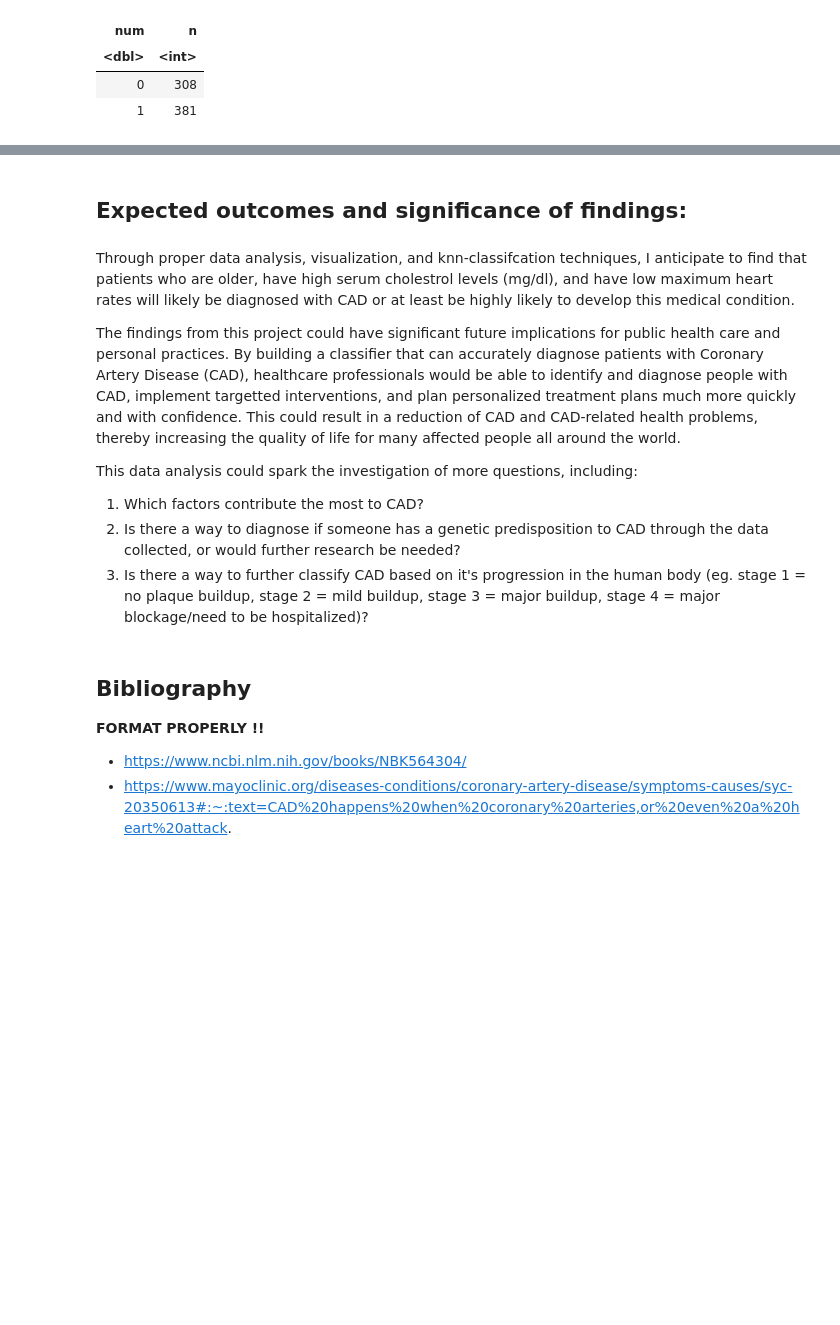
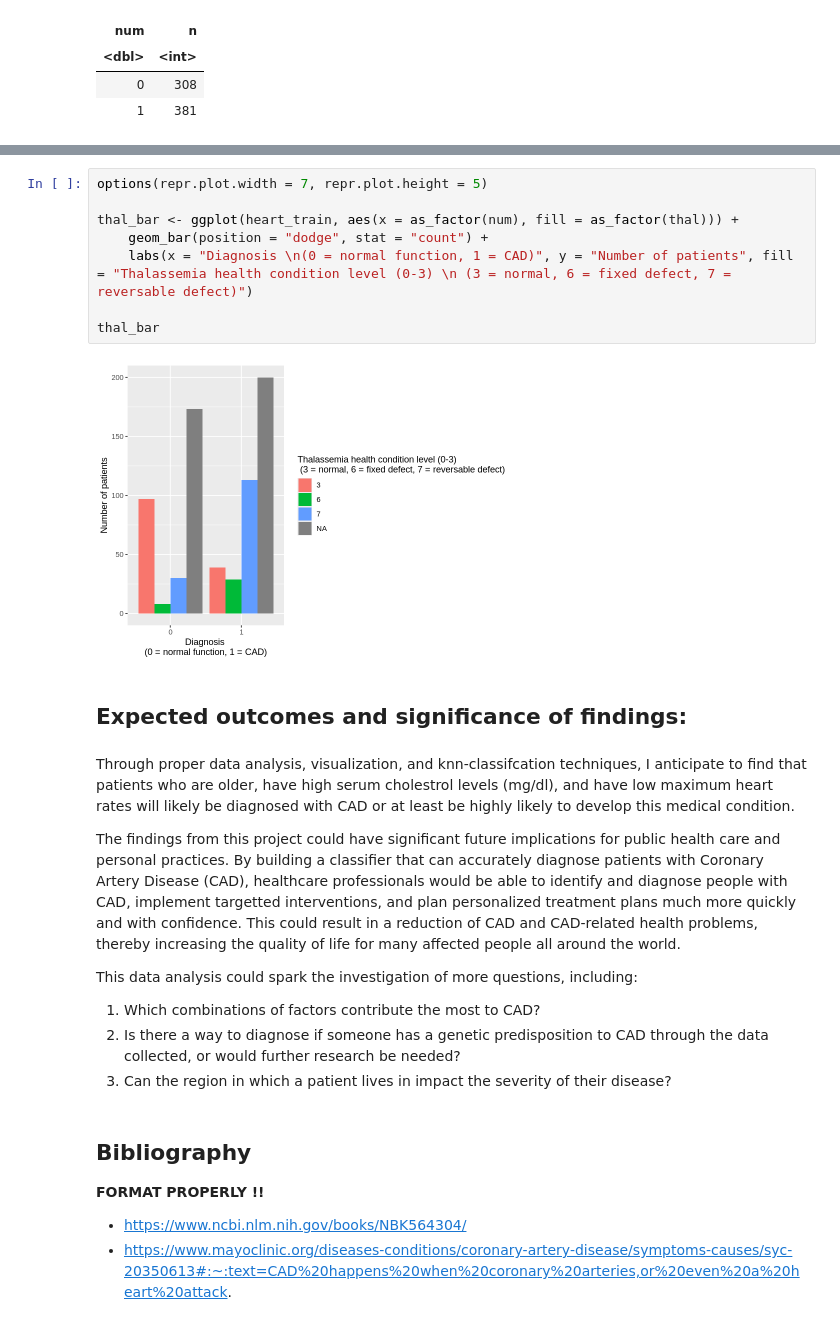
Before and after one commit to kareenaka/dsci100project_kareenakak, a Jupyter notebook: project_proposal.ipynb, the cells around one changed output, grey strips where cells are left out. Drawn from its saved outputs; the diff is of its cells as text; blank space fills up the shorter version.

```diff
--- a/project_proposal.ipynb
+++ b/project_proposal.ipynb
@@ -257,3 +265,13 @@ ERROR: Error in ggplot(heart_data, aes(x = thalach, y = ca, color = num)): could
+# %%
+options(repr.plot.width = 7, repr.plot.height = 5)
+
+thal_bar <- ggplot(heart_train, aes(x = as_factor(num), fill = as_factor(thal))) +
+    geom_bar(position = "dodge", stat = "count") +
+    labs(x = "Diagnosis \n(0 = normal function, 1 = CAD)", y = "Number of patients", fill = "Thalassemia health condition level (0-3) \n (3 = normal, 6 = fixed defect, 7 = reversable defect)")
+
+thal_bar
+# %% [output]
+[figure, added]
 # %% [markdown]
 ## Expected outcomes and significance of findings:
 # %% [markdown]
@@ -263,9 +281,9 @@ The findings from this project could have significant future implications for pu
 
 
 This data analysis could spark the investigation of more questions, including:
-1) Which factors contribute the most to CAD?
+1) Which combinations of factors contribute the most to CAD?
 2) Is there a way to diagnose if someone has a genetic predisposition to CAD through the data collected, or would further research be needed?
-3) Is there a way to further classify CAD based on it's progression in the human body (eg. stage 1 = no plaque buildup, stage 2 = mild buildup, stage 3 = major buildup, stage 4 = major blockage/need to be hospitalized)?
+3) Can the region in which a patient lives in impact the severity of their disease?
 # %% [markdown]
 ## Bibliography
 
```
Also changed, not shown: parts of 7 cells of this notebook.
